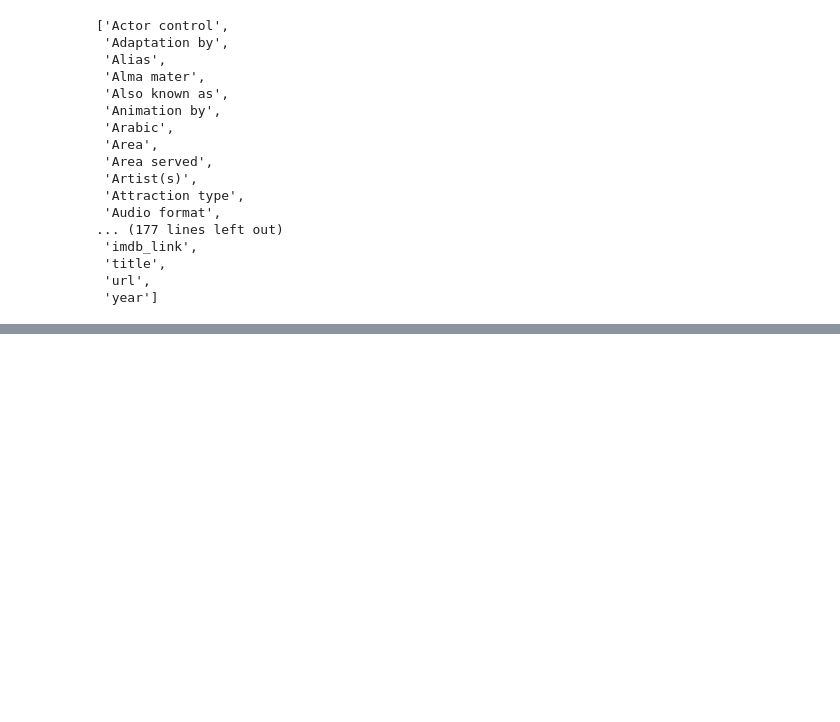
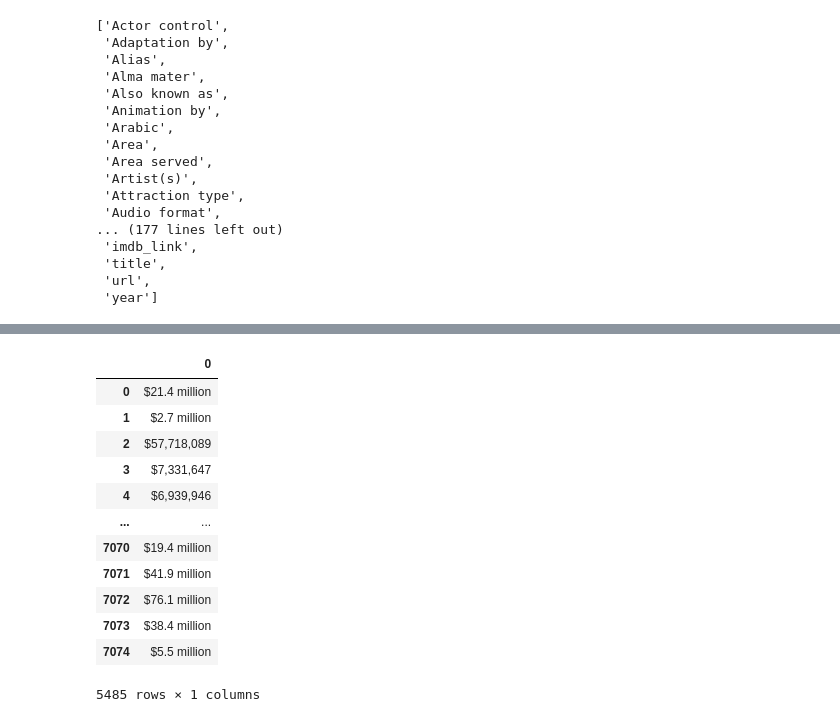
Before and after one commit to alysonrussell/Movies-ETL, a Jupyter notebook: Movies_Extract.ipynb, the cells around one changed output, grey strips where cells are left out. Saved outputs shown, nothing was run; the diff lists cells and outputs as text; code cells hidden in the pictures; blank space fills up the shorter version.

Commit message:
Cleaning box office data.

```diff
--- a/Movies_Extract.ipynb
+++ b/Movies_Extract.ipynb
@@ -228,3 +253,9 @@ sorted(wiki_movies_df.columns.tolist())
  'title',
  'url',
  'year']
+# %%
+wiki_movies_df['imdb_id'] = wiki_movies_df['imdb_link'].str.extract(r'(tt\d{7})')
+print(len(wiki_movies_df))
+wiki_movies_df.drop_duplicates(subset='imdb_id', inplace=True)
+print(len(wiki_movies_df))
+wiki_movies_df.head()
@@ -230,0 +293,4 @@ sorted(wiki_movies_df.columns.tolist())
+# %%
+# Select only those columns that we want to keep.
+wiki_columns_to_keep = [column for column in wiki_movies_df.columns if wiki_movies_df[column].isnull().sum() < len(wiki_movies_df) * 0.9]
+wiki_movies_df = wiki_movies_df[wiki_columns_to_keep]
@@ -230,0 +318,3 @@ sorted(wiki_movies_df.columns.tolist())
+# %%
+# Drop rows where box office data is not defined.
+box_office = wiki_movies_df['Box office'].dropna()
@@ -230,0 +355,6 @@ sorted(wiki_movies_df.columns.tolist())
+# %%
+# Join data points that are stored as lists.
+box_office = box_office.apply(lambda x: ' '.join(x) if type(x) == list else x)
+
+# Clean data that includes a range.
+box_office = box_office.str.replace(r'\$.*[-—–](?![a-z])', '$', regex=True)
@@ -230,0 +400,17 @@ sorted(wiki_movies_df.columns.tolist())
+# %%
+# Extract the values that match either form.
+box_office.str.extract(f'({form_one}|{form_two})')
+# %% [output]
+|  | 0 |
+| 0 | $21.4 million |
+| 1 | $2.7 million |
+| 2 | $57,718,089 |
+| 3 | $7,331,647 |
+| 4 | $6,939,946 |
+| ... | ... |
+| 7070 | $19.4 million |
+| 7071 | $41.9 million |
+| 7072 | $76.1 million |
+| 7073 | $38.4 million |
+| 7074 | $5.5 million |
+5485 rows × 1 columns
```
Also changed, not shown: parts of 14 cells of this notebook.
